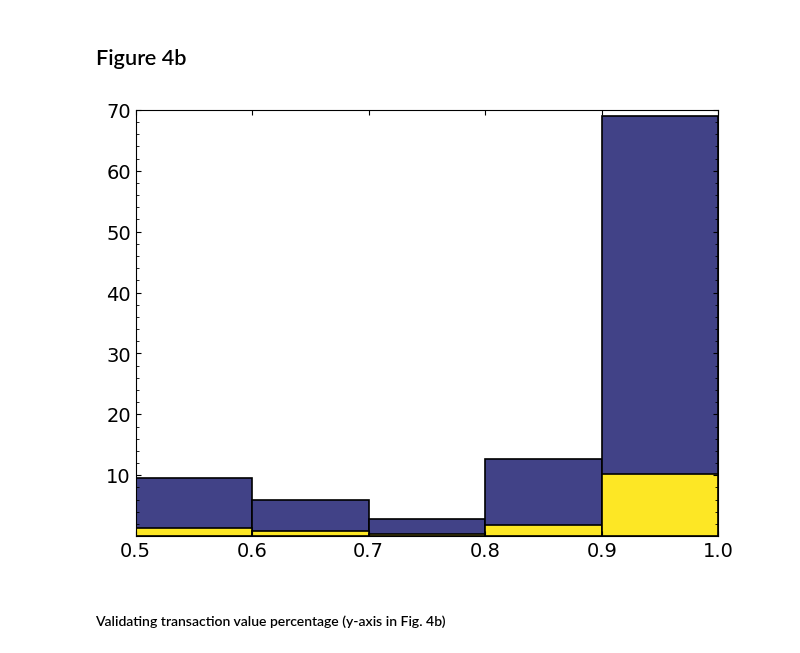
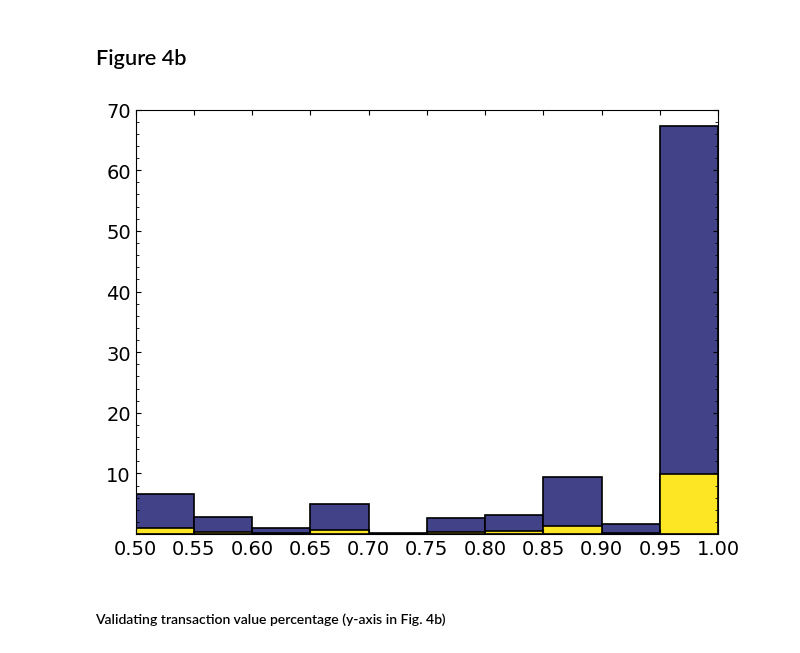
Before and after one commit to ai-for-public-services/structural-insights-into-uk-gov, a Jupyter notebook: notebooks/04-fig-4.ipynb, the cells around one changed output. Saved outputs shown, nothing was run; the diff lists cells and outputs as text; code cells hidden in the pictures.

Commit message:
Binwidth on fig 4b

```diff
--- a/notebooks/04-fig-4.ipynb
+++ b/notebooks/04-fig-4.ipynb
@@ -102,43 +102,47 @@ def plot_custom_histogram(save=False):
     # Get the viridis colormap
     viridis_cmap = cm.get_cmap('viridis')
 
+    #not sure what the best binwidth is
+    #bins = [0, 0.5, 0.6, 0.7, 0.8, 0.9, 1]
+    bins = [0, 0.5, 0.55, 0.6, 0.65, 0.7, 0.75, 0.8, 0.85, 0.9, 0.95, 1]
+
     # Plot the histograms
     plt.hist(
         df['RTI_rescaled'],
-        bins=[0, 0.5, 0.6, 0.7, 0.8, 0.9, 1],
+        bins=bins,
         color=viridis_cmap(50),
         edgecolor='black',
         linewidth=1.2,
         weights=df['transaction_value']/transservices_total_transactions*100
     )
     plt.hist(
         df['RTI_rescaled'],
-        bins=[0, 0.5, 0.6, 0.7, 0.8, 0.9, 1],
+        bins=bins,
         color=viridis_cmap(300),
         edgecolor='black', linewidth=1.2,
         weights=df['transaction_value']/allserv_total_transactions*100
     )
     plt.tight_layout()
     plt.gca().set_facecolor('#ffffff')
     plt.tick_params(axis='both', which='both', direction='in', labelsize=14)
     plt.minorticks_on()  # Enable minor ticks
     plt.grid(False)  # Turn off gridlines
     plt.tick_params(axis='y', which='both', direction='in', right=True, labelsize=14)
     plt.tick_params(axis='x', which='both', direction='in', top=True, labelsize=14)
-    plt.xticks([0, 0.5, 0.6, 0.7, 0.8, 0.9, 1], rotation=0)
-    plt.xlim(0.5,1)
+    plt.xticks(bins, rotation=0)
+    plt.xlim(0.5,1)#change this if expanding bins
     plt.ylim(0.001,70)
 
     # Save figure
     if save:
         plt.savefig(Path("../reports/figures/main-figures/fig4b.pdf"), dpi=1200, bbox_inches='tight')
     else:
         plt.show()
 
 # Example usage:
 plot_custom_histogram(save=True)
 # %% [output]
-[figure, old version]
+[figure, new version]
 # %% [markdown]
 #### Validating transaction value percentage (y-axis in Fig. 4b)
 # %%
```
Also changed, not shown: 2 other files.
